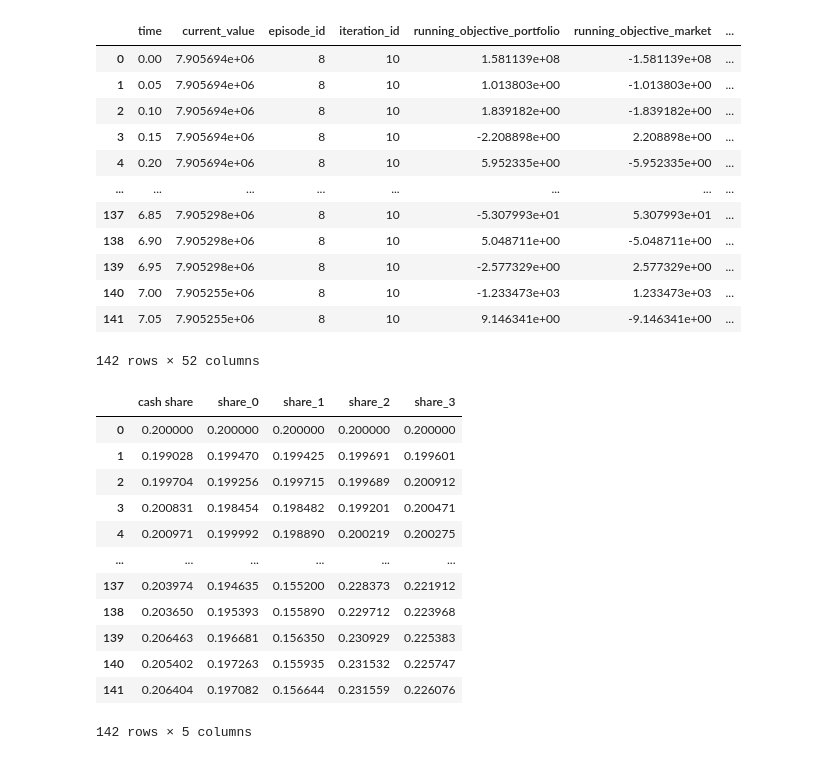
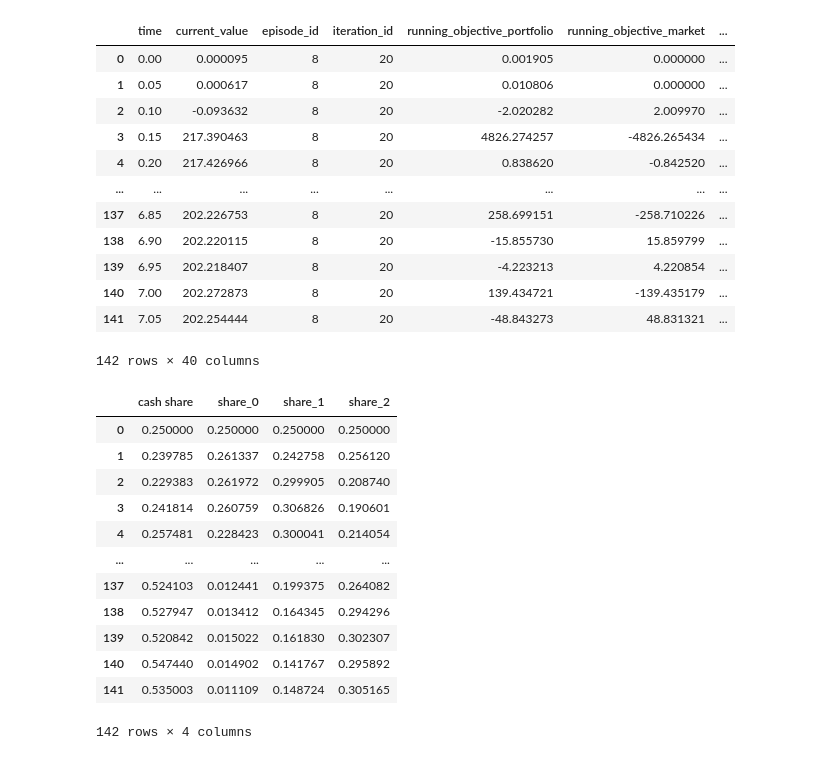
Before and after one commit to Matteus1904/portfolio_opt_regelum, a Jupyter notebook: experiments.ipynb, the cells around one changed output. Drawn from its saved outputs; the diff is of its cells as text; code cells hidden in the pictures.

```diff
--- a/experiments.ipynb
+++ b/experiments.ipynb
@@ -2,5 +2,5 @@
 import pandas as pd
 import matplotlib.pyplot as plt
 # %%
-history = pd.read_hdf('./regelum_data/outputs/2024-04-04/21-08-38/0/.callbacks/HistoricalDataCallback/observations_actions_it_00010_ep_00008.h5')
+history = pd.read_hdf('./regelum_data/outputs/2024-04-15/18-23-30/0/.callbacks/HistoricalDataCallback/observations_actions_it_00020_ep_00008.h5')
 # %%
@@ -36,31 +36,31 @@ critic
 history
 # %% [output]
 |  | time | current_value | episode_id | iteration_id | running_objective_portfolio | running_objective_market | ... |
-| 0 | 0.00 | 7.905694e+06 | 8 | 10 | 1.581139e+08 | -1.581139e+08 | ... |
-| 1 | 0.05 | 7.905694e+06 | 8 | 10 | 1.013803e+00 | -1.013803e+00 | ... |
-| 2 | 0.10 | 7.905694e+06 | 8 | 10 | 1.839182e+00 | -1.839182e+00 | ... |
-| 3 | 0.15 | 7.905694e+06 | 8 | 10 | -2.208898e+00 | 2.208898e+00 | ... |
-| 4 | 0.20 | 7.905694e+06 | 8 | 10 | 5.952335e+00 | -5.952335e+00 | ... |
+| 0 | 0.00 | 0.000095 | 8 | 20 | 0.001905 | 0.000000 | ... |
+| 1 | 0.05 | 0.000617 | 8 | 20 | 0.010806 | 0.000000 | ... |
+| 2 | 0.10 | -0.093632 | 8 | 20 | -2.020282 | 2.009970 | ... |
+| 3 | 0.15 | 217.390463 | 8 | 20 | 4826.274257 | -4826.265434 | ... |
+| 4 | 0.20 | 217.426966 | 8 | 20 | 0.838620 | -0.842520 | ... |
 | ... | ... | ... | ... | ... | ... | ... | ... |
-| 137 | 6.85 | 7.905298e+06 | 8 | 10 | -5.307993e+01 | 5.307993e+01 | ... |
-| 138 | 6.90 | 7.905298e+06 | 8 | 10 | 5.048711e+00 | -5.048711e+00 | ... |
-| 139 | 6.95 | 7.905298e+06 | 8 | 10 | -2.577329e+00 | 2.577329e+00 | ... |
-| 140 | 7.00 | 7.905255e+06 | 8 | 10 | -1.233473e+03 | 1.233473e+03 | ... |
-| 141 | 7.05 | 7.905255e+06 | 8 | 10 | 9.146341e+00 | -9.146341e+00 | ... |
+| 137 | 6.85 | 202.226753 | 8 | 20 | 258.699151 | -258.710226 | ... |
+| 138 | 6.90 | 202.220115 | 8 | 20 | -15.855730 | 15.859799 | ... |
+| 139 | 6.95 | 202.218407 | 8 | 20 | -4.223213 | 4.220854 | ... |
+| 140 | 7.00 | 202.272873 | 8 | 20 | 139.434721 | -139.435179 | ... |
+| 141 | 7.05 | 202.254444 | 8 | 20 | -48.843273 | 48.831321 | ... |
-142 rows × 52 columns
+142 rows × 40 columns
 # %%
-history[['cash share', 'share_0', 'share_1', 'share_2', 'share_3']]
+history[['cash share', 'share_0', 'share_1', 'share_2']]
 # %% [output]
-|  | cash share | share_0 | share_1 | share_2 | share_3 |
-| 0 | 0.200000 | 0.200000 | 0.200000 | 0.200000 | 0.200000 |
-| 1 | 0.199028 | 0.199470 | 0.199425 | 0.199691 | 0.199601 |
-| 2 | 0.199704 | 0.199256 | 0.199715 | 0.199689 | 0.200912 |
-| 3 | 0.200831 | 0.198454 | 0.198482 | 0.199201 | 0.200471 |
-| 4 | 0.200971 | 0.199992 | 0.198890 | 0.200219 | 0.200275 |
-| ... | ... | ... | ... | ... | ... |
-| 137 | 0.203974 | 0.194635 | 0.155200 | 0.228373 | 0.221912 |
-| 138 | 0.203650 | 0.195393 | 0.155890 | 0.229712 | 0.223968 |
-| 139 | 0.206463 | 0.196681 | 0.156350 | 0.230929 | 0.225383 |
-| 140 | 0.205402 | 0.197263 | 0.155935 | 0.231532 | 0.225747 |
-| 141 | 0.206404 | 0.197082 | 0.156644 | 0.231559 | 0.226076 |
+|  | cash share | share_0 | share_1 | share_2 |
+| 0 | 0.250000 | 0.250000 | 0.250000 | 0.250000 |
+| 1 | 0.239785 | 0.261337 | 0.242758 | 0.256120 |
+| 2 | 0.229383 | 0.261972 | 0.299905 | 0.208740 |
+| 3 | 0.241814 | 0.260759 | 0.306826 | 0.190601 |
+| 4 | 0.257481 | 0.228423 | 0.300041 | 0.214054 |
+| ... | ... | ... | ... | ... |
+| 137 | 0.524103 | 0.012441 | 0.199375 | 0.264082 |
+| 138 | 0.527947 | 0.013412 | 0.164345 | 0.294296 |
+| 139 | 0.520842 | 0.015022 | 0.161830 | 0.302307 |
+| 140 | 0.547440 | 0.014902 | 0.141767 | 0.295892 |
+| 141 | 0.535003 | 0.011109 | 0.148724 | 0.305165 |
-142 rows × 5 columns
+142 rows × 4 columns
```
Also changed, not shown: parts of 9 cells of this notebook, 2 other files.
